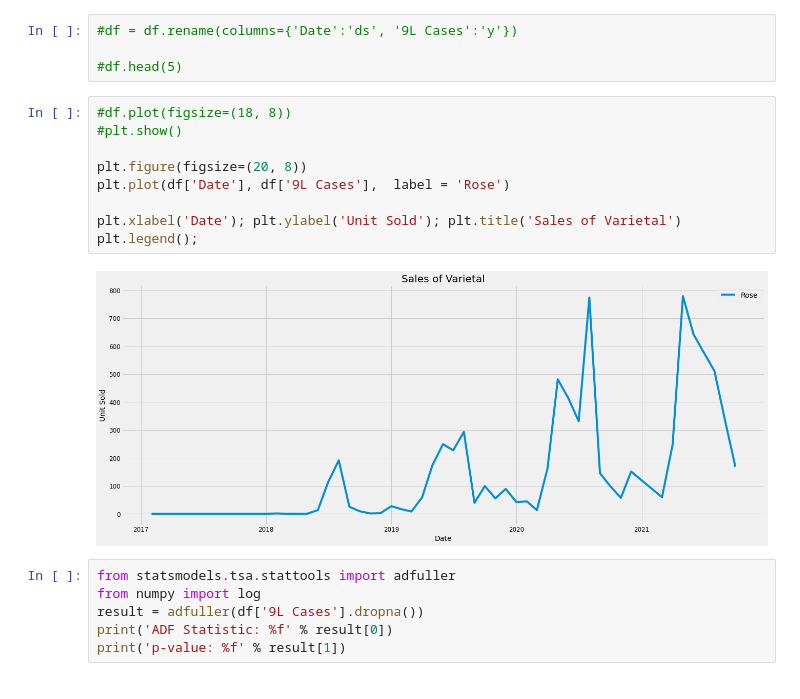
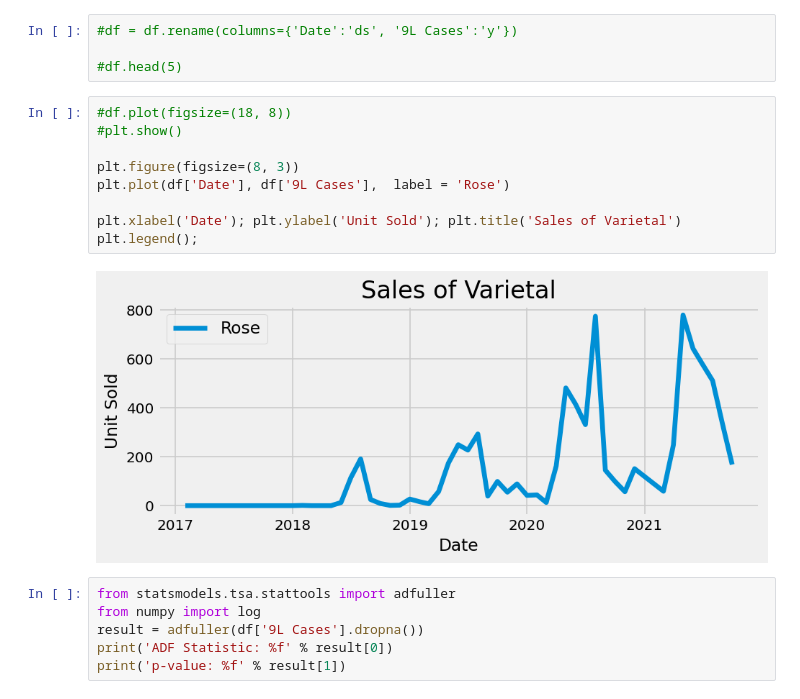
Before and after one commit to fengtastics/111-Capstone, a Jupyter notebook: Arterra_Project.ipynb, the cells around one changed output. Cells and saved outputs as stored; diff of their text form.

```diff
--- a/Arterra_Project.ipynb
+++ b/Arterra_Project.ipynb
@@ -219,14 +204,14 @@ memory usage: 720.0 bytes
 # %%
 #df.plot(figsize=(18, 8))
 #plt.show()
 
-plt.figure(figsize=(20, 8))
+plt.figure(figsize=(8, 3))
 plt.plot(df['Date'], df['9L Cases'],  label = 'Rose')
 
 plt.xlabel('Date'); plt.ylabel('Unit Sold'); plt.title('Sales of Varietal')
 plt.legend();
 # %% [output]
-[figure, old version]
+[figure, new version]
 # %%
 from statsmodels.tsa.stattools import adfuller
 from numpy import log
```
Also changed, not shown: parts of 7 cells of this notebook.
